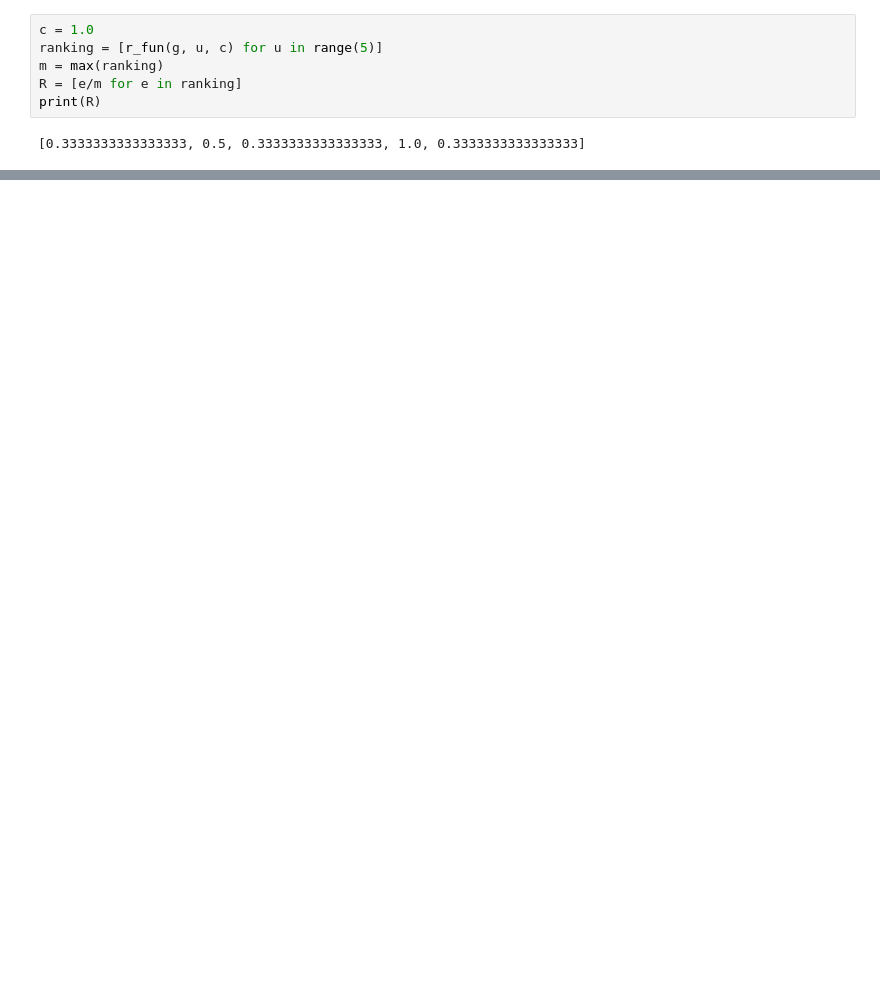
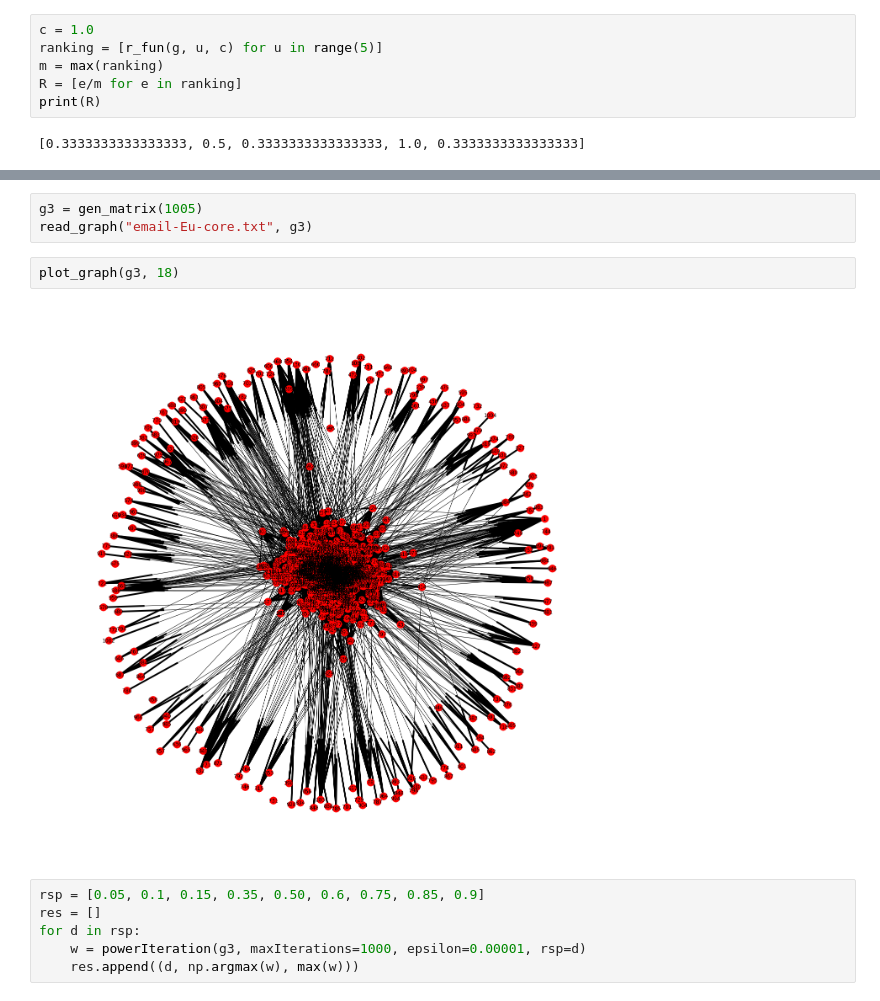
Before and after one commit to jasieksz/mownit, a Jupyter notebook: lab8/lab8_sp.ipynb, the cells around one changed output, grey strips where cells are left out. Drawn from its saved outputs; the diff is of its cells as text; blank space fills up the shorter version.

```diff
--- a/lab8/lab8_sp.ipynb
+++ b/lab8/lab8_sp.ipynb
@@ -150,0 +143,13 @@ RecursionError: maximum recursion depth exceeded in comparison
+# %%
+g3 = gen_matrix(1005)
+read_graph("email-Eu-core.txt", g3)
+# %%
+plot_graph(g3, 18)
+# %% [output]
+[figure, added]
+# %%
+rsp = [0.05, 0.1, 0.15, 0.35, 0.50, 0.6, 0.75, 0.85, 0.9]
+res = []
+for d in rsp:
+    w = powerIteration(g3, maxIterations=1000, epsilon=0.00001, rsp=d)
+    res.append((d, np.argmax(w), max(w)))
```
Also changed, not shown: parts of 19 cells of this notebook, 13 other files.
